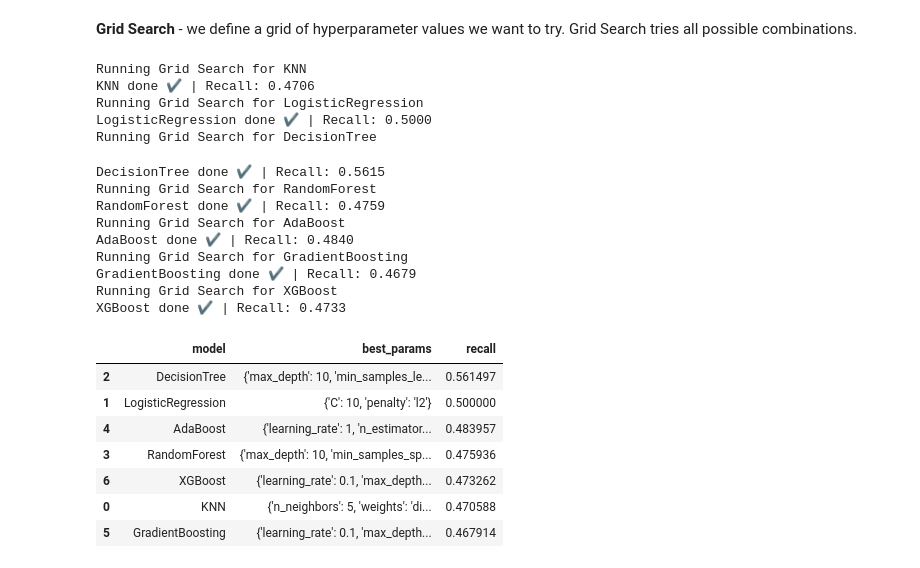
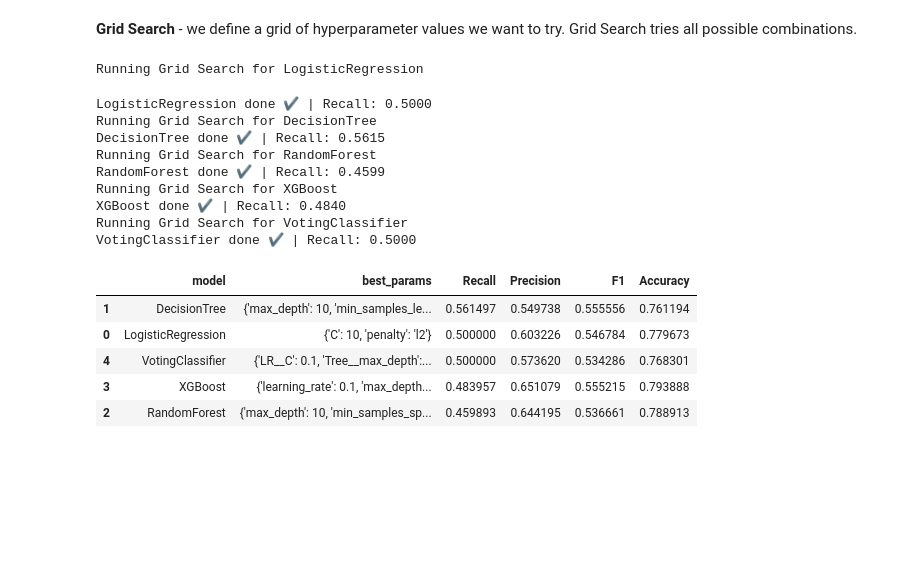
Before and after one commit to Olgaolga9005/customer_churn_ml_project, a Jupyter notebook: 02_feature_engineering.ipynb, the cells around one changed output. Cells and saved outputs as stored; diff of their text form; code cells hidden in the pictures; blank space fills up the shorter version.

```diff
--- a/02_feature_engineering.ipynb
+++ b/02_feature_engineering.ipynb
@@ -457,14 +434,3 @@ grids = {
-# %%
-# Define models
-models = {
-    "KNN": KNeighborsClassifier(),
-    "LogisticRegression": LogisticRegression(max_iter=1000),
-    "DecisionTree": DecisionTreeClassifier(random_state=42),
-    "RandomForest": RandomForestClassifier(random_state=42),
-    "AdaBoost": AdaBoostClassifier(estimator=DecisionTreeClassifier(max_depth=1)),
-    "GradientBoosting": GradientBoostingClassifier(),
-    "XGBoost": XGBClassifier(eval_metric="logloss")
-}
 # %%
 # Apply Grid Search
 results = []
@@ -473,53 +439,63 @@ for name, model in models.items():
 
     print(f"Running Grid Search for {name}")
 
+    # -------------------------
+    # SELECT DATA PROPERLY
+    # -------------------------
+    if name == "LogisticRegression":
+        X_train_use = X_train_scaled
+        X_test_use = X_test_scaled
+    else:
+        X_train_use = X_train
+        X_test_use = X_test
+
+    # -------------------------
+    # GRID SEARCH
+    # -------------------------
     grid_search = GridSearchCV(
         estimator=model,
-        param_grid=grids[name],
+        param_grid=grid[name],
         cv=5,
         scoring="recall",
         n_jobs=-1
     )
 
-    grid_search.fit(X_train_scaled, y_train)
+    grid_search.fit(X_train_use, y_train)
 
     best_model = grid_search.best_estimator_
-    y_pred = best_model.predict(X_test_scaled)
+    y_pred = best_model.predict(X_test_use)
 
     recall = recall_score(y_test, y_pred)
 
     results.append({
         "model": name,
         "best_params": grid_search.best_params_,
-        "recall": recall
+        "Recall": recall,
+        "Precision": precision_score(y_test, y_pred),
+        "F1": f1_score(y_test, y_pred),
+        "Accuracy": accuracy_score(y_test, y_pred)
     })
 
     print(f"{name} done ✔ | Recall: {recall:.4f}")
 # %% [output]
-Running Grid Search for KNN
-KNN done ✔ | Recall: 0.4706
 Running Grid Search for LogisticRegression
-LogisticRegression done ✔ | Recall: 0.5000
-Running Grid Search for DecisionTree
+LogisticRegression done ✔ | Recall: 0.5000
+Running Grid Search for DecisionTree
 DecisionTree done ✔ | Recall: 0.5615
 Running Grid Search for RandomForest
-RandomForest done ✔ | Recall: 0.4759
-Running Grid Search for AdaBoost
-AdaBoost done ✔ | Recall: 0.4840
-Running Grid Search for GradientBoosting
-GradientBoosting done ✔ | Recall: 0.4679
+RandomForest done ✔ | Recall: 0.4599
 Running Grid Search for XGBoost
-XGBoost done ✔ | Recall: 0.4733
+XGBoost done ✔ | Recall: 0.4840
+Running Grid Search for VotingClassifier
+VotingClassifier done ✔ | Recall: 0.5000
 # %%
 # Results table
-results_df = pd.DataFrame(results).sort_values("recall", ascending=False)
+results_df = pd.DataFrame(results).sort_values("Recall", ascending=False)
 results_df
 # %% [output]
-|  | model | best_params | recall |
-| 2 | DecisionTree | {'max_depth': 10, 'min_samples_le... | 0.561497 |
-| 1 | LogisticRegression | {'C': 10, 'penalty': 'l2'} | 0.500000 |
-| 4 | AdaBoost | {'learning_rate': 1, 'n_estimator... | 0.483957 |
-| 3 | RandomForest | {'max_depth': 10, 'min_samples_sp... | 0.475936 |
-| 6 | XGBoost | {'learning_rate': 0.1, 'max_depth... | 0.473262 |
-| 0 | KNN | {'n_neighbors': 5, 'weights': 'di... | 0.470588 |
-| 5 | GradientBoosting | {'learning_rate': 0.1, 'max_depth... | 0.467914 |
+|  | model | best_params | Recall | Precision | F1 | Accuracy |
+| 1 | DecisionTree | {'max_depth': 10, 'min_samples_le... | 0.561497 | 0.549738 | 0.555556 | 0.761194 |
+| 0 | LogisticRegression | {'C': 10, 'penalty': 'l2'} | 0.500000 | 0.603226 | 0.546784 | 0.779673 |
+| 4 | VotingClassifier | {'LR__C': 0.1, 'Tree__max_depth':... | 0.500000 | 0.573620 | 0.534286 | 0.768301 |
+| 3 | XGBoost | {'learning_rate': 0.1, 'max_depth... | 0.483957 | 0.651079 | 0.555215 | 0.793888 |
+| 2 | RandomForest | {'max_depth': 10, 'min_samples_sp... | 0.459893 | 0.644195 | 0.536661 | 0.788913 |
```
Also changed, not shown: parts of 9 cells of this notebook, 2 other files.
